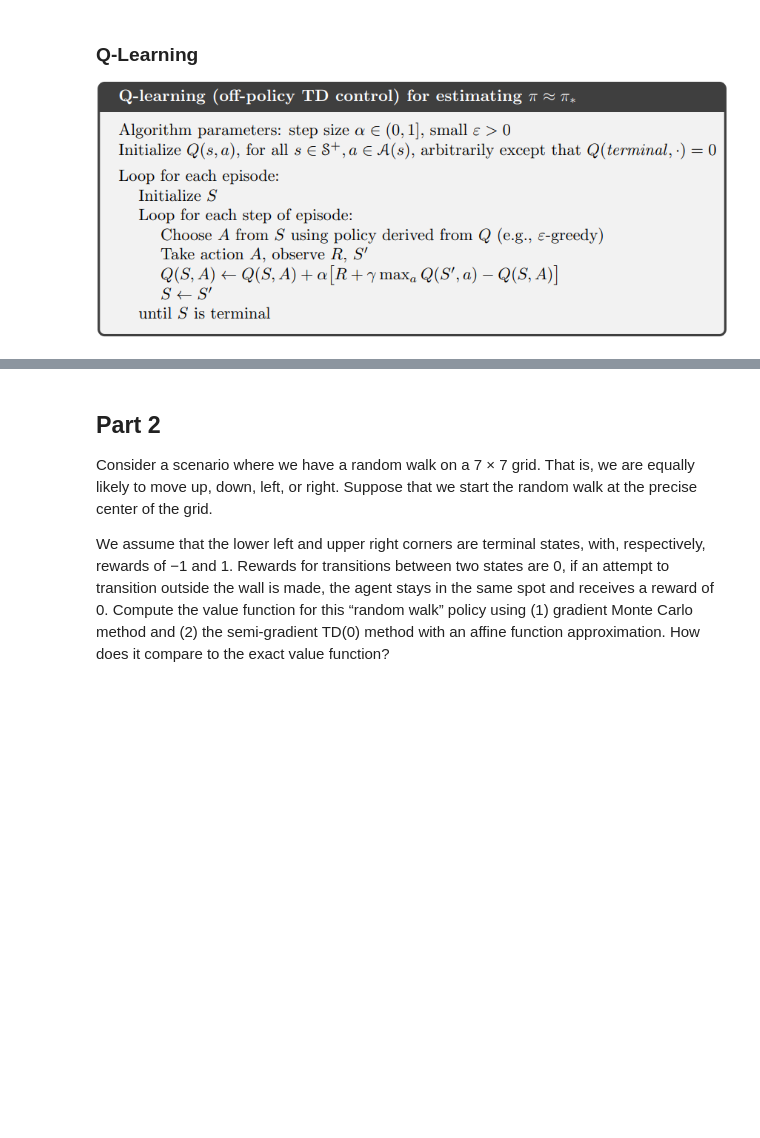
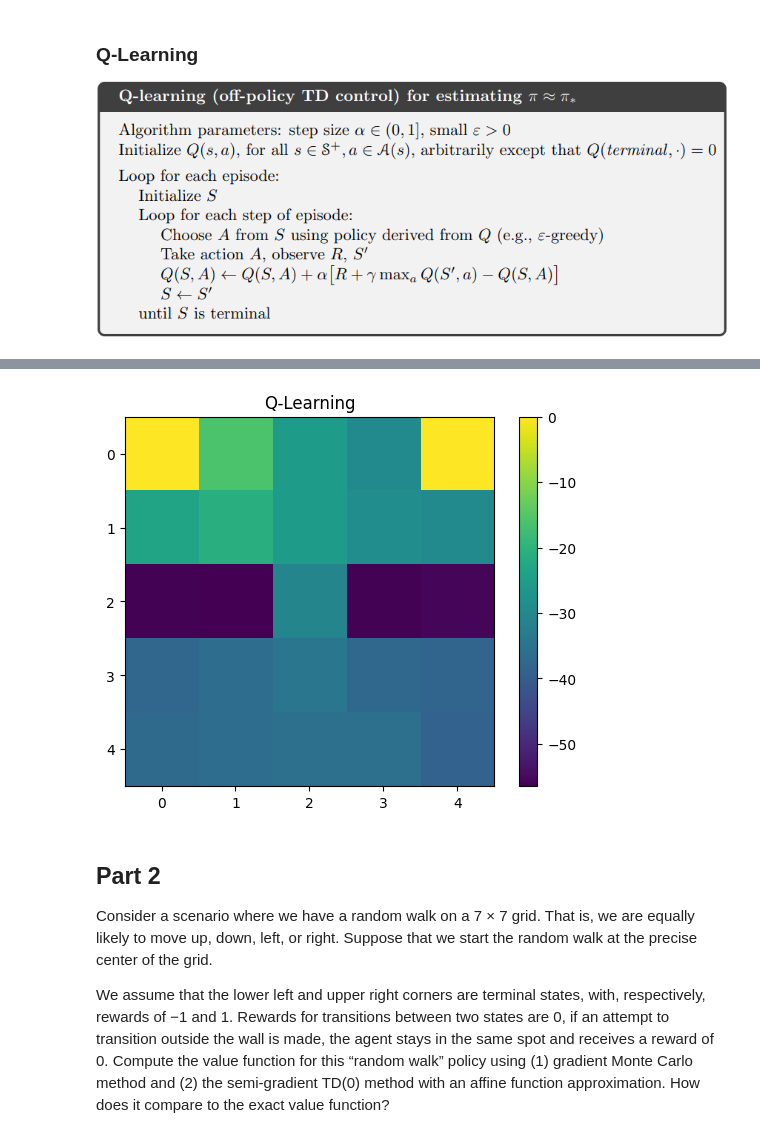
Before and after one commit to Mausoleoo/SARSA_Q-Learning, a Jupyter notebook: Third Project.ipynb, the cells around one changed output, grey strips where cells are left out. Cells and saved outputs as stored; diff of their text form; code cells hidden in the pictures; blank space fills up the shorter version.

```diff
--- a/Third Project.ipynb
+++ b/Third Project.ipynb
@@ -140,17 +145,12 @@ array([[  0.   , -36.174, -27.099, -19.489,   0.   ],
 # %%
 Q_Learning = np.zeros((5,5))
 # %%
-for i in range(100000):
+for i in range(10000):
     Current_Position = [4,0]
     while True:
-
         Action = Next_Action_EGreedy(Q_Learning, Current_Position[0], Current_Position[1], epsilon=0.2)
-
         Next_Position, Reward = Reward_And_Transition_Part_1(Current_Position, Action)
-
         Q_Learning[Current_Position[0], Current_Position[1]] += Alpha * (Reward + Gamma * (Q_Learning[Next_Position[0], Next_Position[1]] - Q_Learning[Current_Position[0], Current_Position[1]]) )
-
-
         Current_Position = Next_Position
         if Reward == 0:
             break
@@ -169,3 +169,10 @@ Plot_Policy(Q_Learning)
+# %%
+plt.imshow(Q_Learning)
+plt.colorbar()  # Show color scale
+plt.title('Q-Learning')
+plt.show()
+# %% [output]
+[figure, added]
 # %% [markdown]
 ## Part 2
 
```
Also changed, not shown: parts of 26 cells of this notebook, 2 other files.
